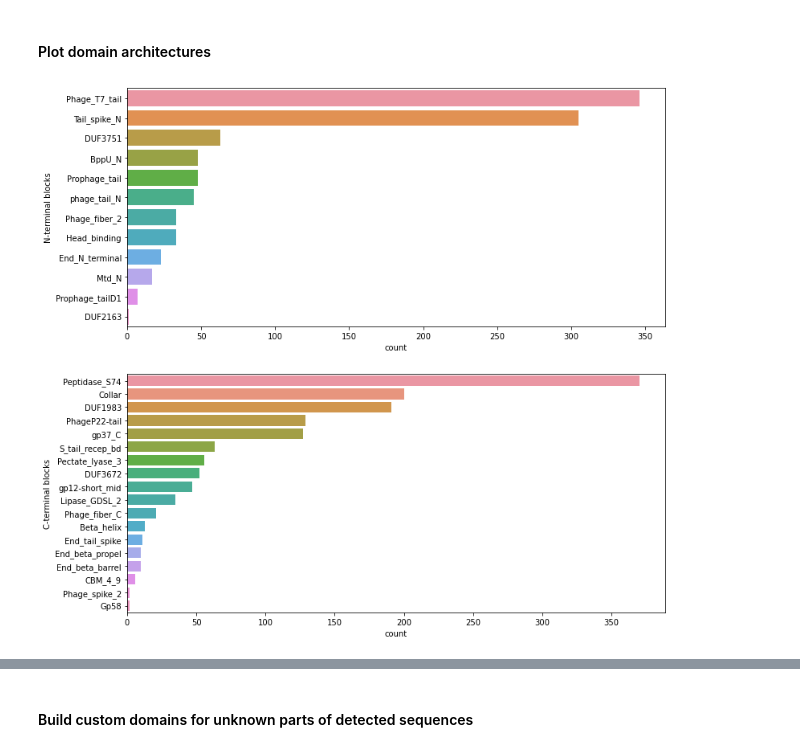
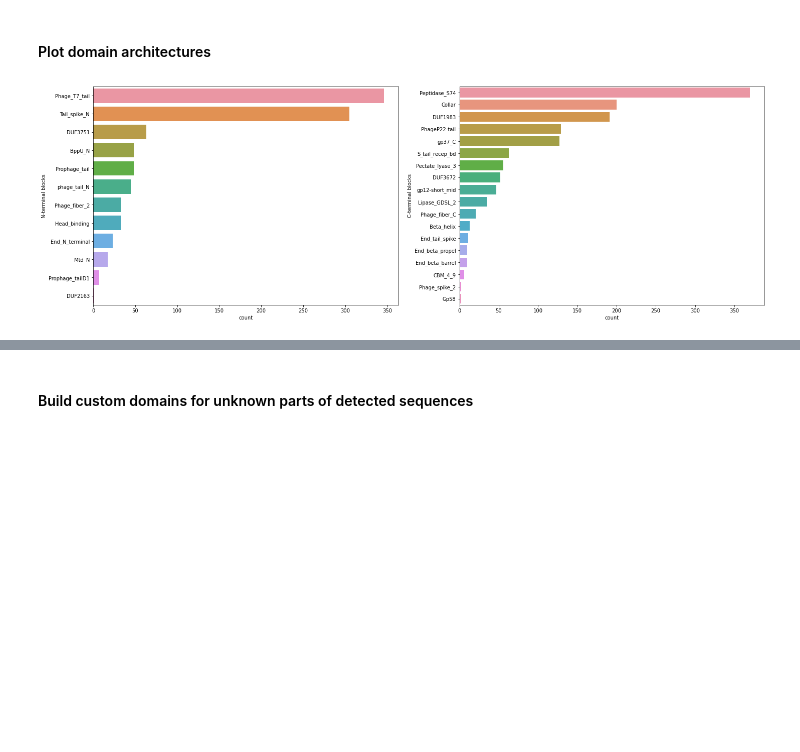
Before and after one commit to dimiboeckaerts/PhageRBPdetection, a Jupyter notebook: RBPdetect_notebook.ipynb, the cells around one changed output, grey strips where cells are left out. Cells and saved outputs as stored; diff of their text form; code cells hidden in the pictures; blank space fills up the shorter version.

```diff
--- a/RBPdetect_notebook.ipynb
+++ b/RBPdetect_notebook.ipynb
@@ -149,19 +149,20 @@ sum([1 for item in detected_rbps['C_blocks'] if len(item) == 0])
 # %%
 import seaborn as sns
 N_blocks_long = []
 C_blocks_long = []
 for i, N_block in enumerate(detected_rbps['N_blocks']):
     for Nb in N_block:
         N_blocks_long.append(Nb)
     for Cb in detected_rbps['C_blocks'][i]:
         C_blocks_long.append(Cb)
 
 Nb_df = pd.DataFrame({'N-terminal blocks':N_blocks_long})
 Cb_df = pd.DataFrame({'C-terminal blocks':C_blocks_long})
-fig, (ax1, ax2) = plt.subplots(2, 1, figsize=(12,12))
+fig, (ax1, ax2) = plt.subplots(1, 2, figsize=(24,8))
 sns.countplot(y='N-terminal blocks', data=Nb_df, order=Nb_df['N-terminal blocks'].value_counts().index, ax=ax1)
 sns.countplot(y='C-terminal blocks', data=Cb_df, order=Cb_df['C-terminal blocks'].value_counts().index, ax=ax2)
-fig.savefig(results_dir+'/domains_count_plot.png', dpi=400)
+#fig.savefig(results_dir+'/domains_count_plot.png', dpi=400)
+fig.savefig(results_dir+'/domains_count_plot.svg')
 # %% [output]
-[figure, old version]
+[figure, new version]
 # %%
```
Also changed, not shown: parts of 25 cells of this notebook, 1 other file.
